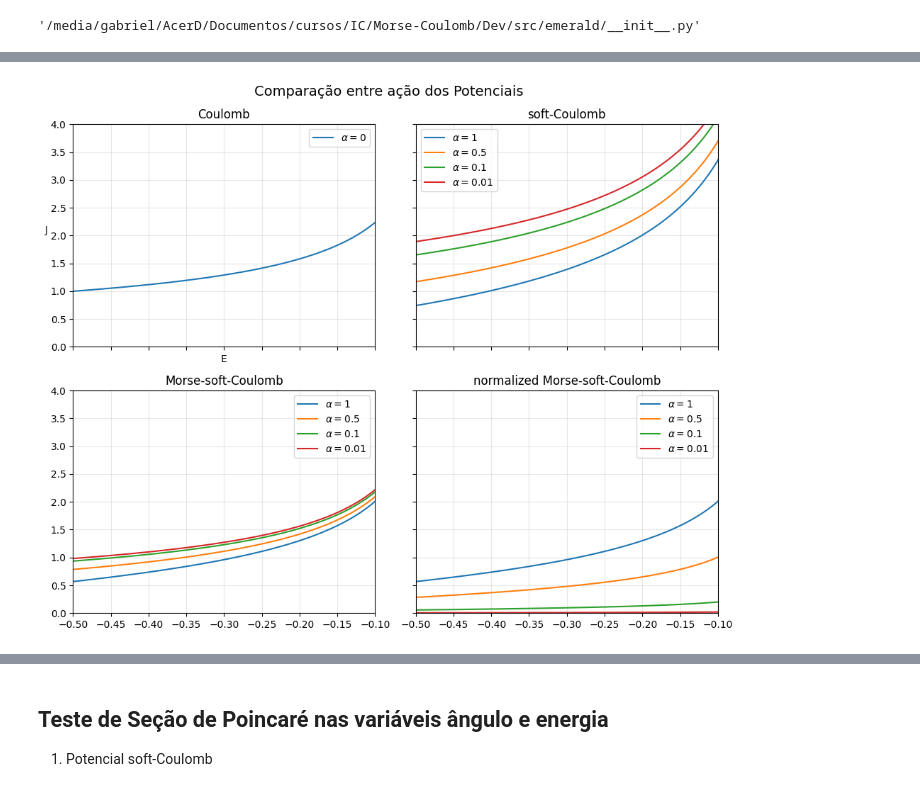
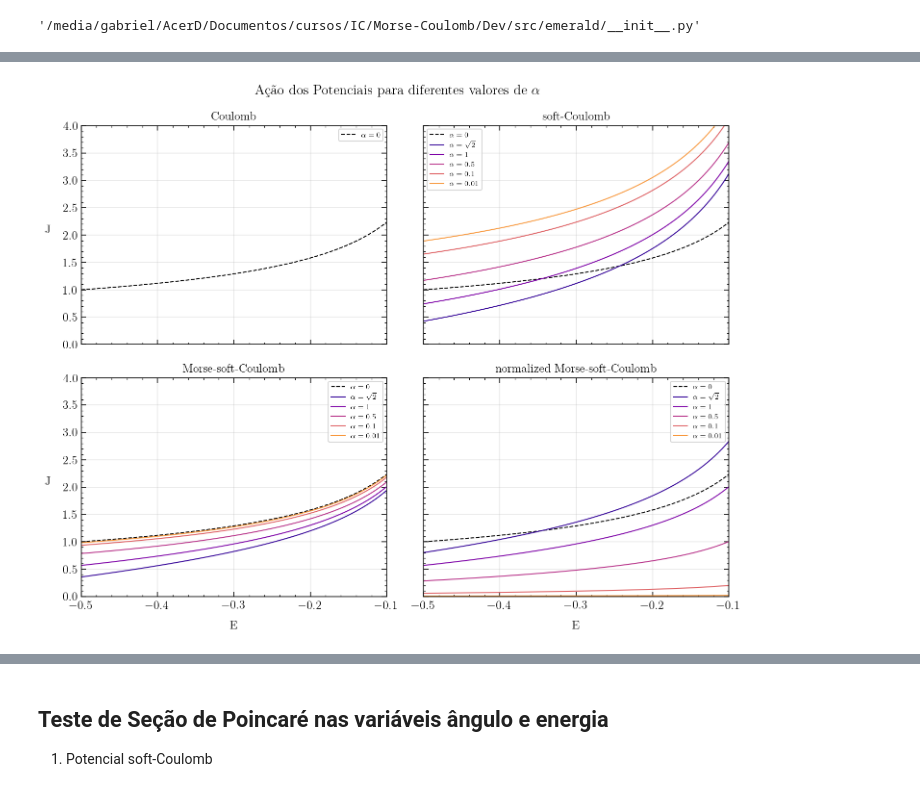
Before and after one commit to Gabriel-Amici/MorseCoulomb, a Jupyter notebook: notebooks/development/potential_comparison/potentials.ipynb, the cells around one changed output, grey strips where cells are left out. Drawn from its saved outputs; the diff is of its cells as text; code cells hidden in the pictures.

```diff
--- a/notebooks/development/potential_comparison/potentials.ipynb
+++ b/notebooks/development/potential_comparison/potentials.ipynb
@@ -15,3 +15,7 @@ emerald.__file__
 # %% [output]
 /media/gabriel/AcerD/Documentos/cursos/IC/Morse-Coulomb/Dev/.venv/bin/python
 '/media/gabriel/AcerD/Documentos/cursos/IC/Morse-Coulomb/Dev/src/emerald/__init__.py'
+# %%
+import numpy as np
+import matplotlib.pyplot as plt
+plt.style.use('plotstyle.mplstyle')
@@ -123,8 +191,7 @@ for E in E_array:
     phase_space = C_phase_space(E)
     axs[0, 0].plot(phase_space[:, 0], phase_space[:, 1], label=f'$E={E}$')
 axs[0, 0].set_title('Coulomb', fontsize=12)
-axs[0, 0].set_xlabel('r')
-axs[0, 0].set_ylabel('p', rotation=0)
+axs[0, 0].set_ylabel('$p$', rotation=0)
 axs[0, 0].legend()
 axs[0, 0].grid(alpha=0.3)
 
@@ -141,6 +208,8 @@ for E in E_array:
     phase_space = MsC_phase_space(alpha, E, rM=rM)
     axs[1, 0].plot(phase_space[:, 0], phase_space[:, 1], label=f'$E={E}$')
 axs[1, 0].set_title('Morse-soft-Coulomb', fontsize=12)
+axs[1, 0].set_xlabel('$r$')
+axs[1, 0].set_ylabel('$p$', rotation=0)
 axs[1, 0].legend()
 axs[1, 0].grid(alpha=0.3)
 
@@ -149,14 +218,17 @@ for E in E_array:
     phase_space = nMsC_phase_space(alpha, E, rM=rM)
     axs[1, 1].plot(phase_space[:, 0], phase_space[:, 1], label=f'$E={E}$')
 axs[1, 1].set_title('normalized Morse-soft-Coulomb', fontsize=12)
+axs[1, 1].set_xlabel('$r$')
 axs[1, 1].legend()
 axs[1, 1].grid(alpha=0.3)
 
 # Título
-fig.suptitle('Comparação entre Potenciais para $\\alpha = 0.1$', fontsize=14, y=0.98)
+fig.suptitle('Espaço de fase para $\\alpha = 0.1$', fontsize=14, y=0.98)
 
-plt.xlim(-7, 7)
+plt.xlim(-10, 10)
+plt.xticks(np.arange(-10, 15, 5))
 plt.ylim(-5, 5)
 plt.tight_layout()
+plt.savefig("Fig2b.pdf", bbox_inches="tight")
 plt.show()
 # %% [output]
@@ -171,51 +243,57 @@ from emerald.classical.normalized_msc_unperturbed import nMsC_action
 fig, axs = plt.subplots(nrows=2, ncols=2, figsize=(10, 8), sharex=True, sharey=True)
 plt.subplots_adjust(wspace=0.3, hspace=0.4)
 
-alpha_array = [1, 0.5, 0.1, 0.01]
+alpha_array = [np.sqrt(2), 1, 0.5, 0.1, 0.01]
 E_range = np.linspace(-0.5, -0.05, 100)
 
 rM = 12
 
 # Subplot 1
+for i in range(2):
+    for j in range(2):
+        axs[i, j].plot(E_range, [C_action(E) for E in E_range], label=f'$\\alpha=0$', ls='dashed', c="black")
 
-
-axs[0, 0].plot(E_range, [C_action(E) for E in E_range], label=f'$\\alpha=0$')
 axs[0, 0].set_title('Coulomb', fontsize=12)
-axs[0, 0].set_xlabel('E')
-axs[0, 0].set_ylabel('J', rotation=0)
+axs[0, 0].set_ylabel('J', rotation=0, labelpad=15)
 axs[0, 0].legend()
 axs[0, 0].grid(alpha=0.3)
 
 # Subplot 2
 for alpha in alpha_array:
-    axs[0, 1].plot(E_range, [sC_action(alpha, E) for E in E_range], label=f'$\\alpha={alpha}$')
+    axs[0, 1].plot(E_range, [sC_action(alpha, E) for E in E_range], label=f'$\\alpha={alpha if alpha != np.sqrt(2) else r"\sqrt{2}"}$')
 axs[0, 1].set_title('soft-Coulomb', fontsize=12)
 axs[0, 1].legend()
 axs[0, 1].grid(alpha=0.3)
 
 # Subplot 3
 for alpha in alpha_array:
-    axs[1, 0].plot(E_range, [MsC_action(alpha, E) for E in E_range], label=f'$\\alpha={alpha}$')
+    axs[1, 0].plot(E_range, [MsC_action(alpha, E) for E in E_range], label=f'$\\alpha={alpha if alpha != np.sqrt(2) else r"\sqrt{2}"}$')
 axs[1, 0].set_title('Morse-soft-Coulomb', fontsize=12)
 axs[1, 0].legend()
+axs[1, 0].set_ylabel('J', rotation=0, labelpad=15)
+axs[1, 0].set_xlabel('E', labelpad=10)
+axs[1, 0].set_xticks(np.arange(-0.5, 0, 0.1))
 axs[1, 0].grid(alpha=0.3)
 
 # Subplot 4
 for alpha in alpha_array:
-    axs[1, 1].plot(E_range, [nMsC_action(alpha, E) for E in E_range], label=f'$\\alpha={alpha}$')
+    axs[1, 1].plot(E_range, [nMsC_action(alpha, E) for E in E_range], label=f'$\\alpha={alpha if alpha != np.sqrt(2) else r"\sqrt{2}"}$')
 axs[1, 1].set_title('normalized Morse-soft-Coulomb', fontsize=12)
 axs[1, 1].legend()
+axs[1, 1].set_xlabel('E', labelpad=10)
+axs[1, 1].set_xticks(np.arange(-0.5, 0, 0.1))
 axs[1, 1].grid(alpha=0.3)
 
 # Título
-fig.suptitle('Comparação entre ação dos Potenciais', fontsize=14, y=0.98)
+fig.suptitle(r'Ação dos Potenciais para diferentes valores de $\alpha$', fontsize=14, y=0.98)
 
 plt.xlim(-0.5, -0.1)
 plt.ylim(0, 4)
 plt.tight_layout()
+plt.savefig("Fig3.pdf", bbox_inches="tight")
 plt.show()
 # %% [output]
-[figure, old version]
+[figure, new version]
 # %%
 from emerald.classical.coulomb_unperturbed import C_angle, C_position
 from emerald.classical.sc_unperturbed import sC_angle, sC_position, sC_angular_frequency
```
Also changed, not shown: parts of 7 cells of this notebook, 4 other files.
